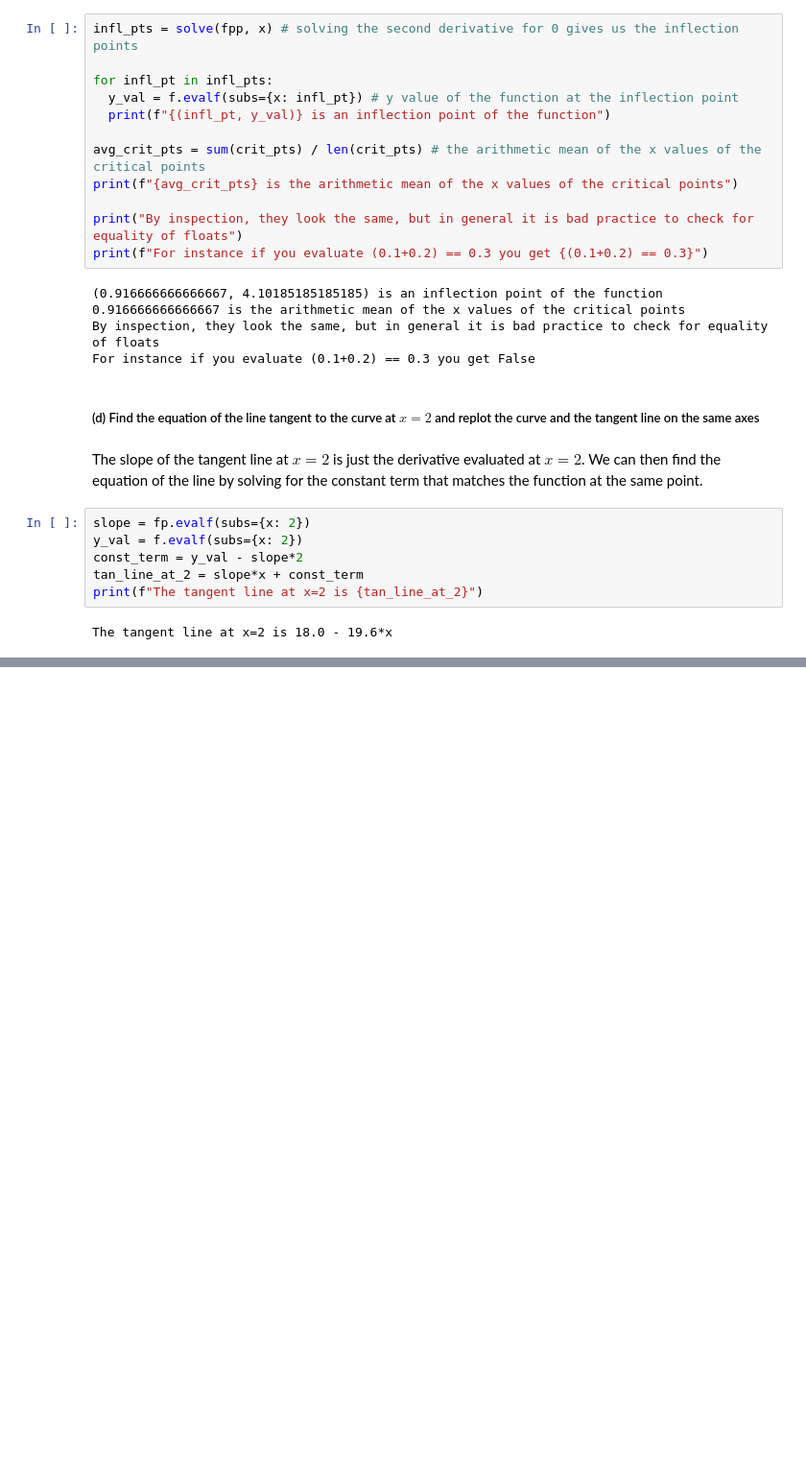
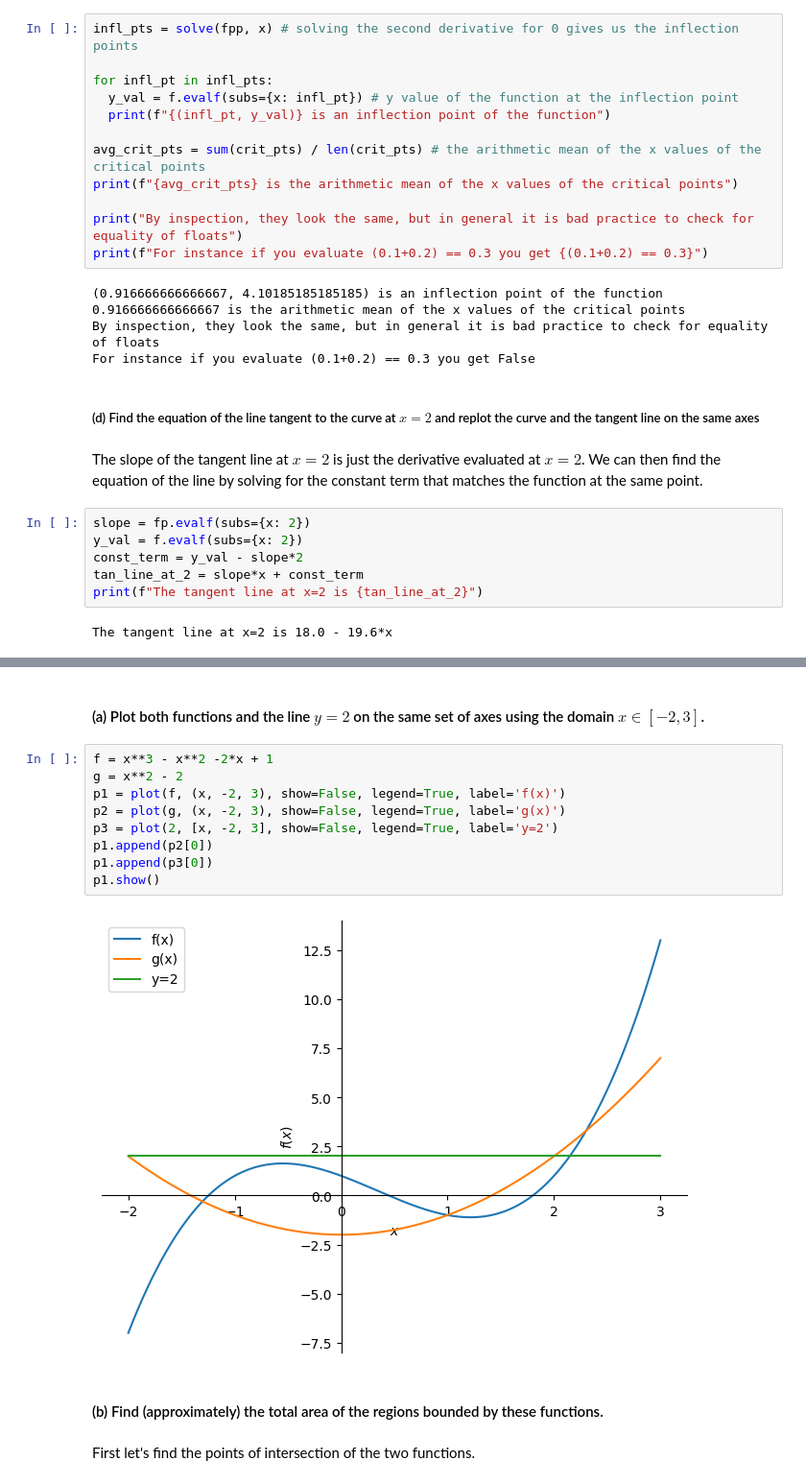
Before and after one commit to kumj2028/Math-696-Mathematical-Communication-and-Technology, a Jupyter notebook: python_project/python_project.ipynb, the cells around one changed output, grey strips where cells are left out. Shown at 96% size. Drawn from its saved outputs; the diff is of its cells as text; blank space fills up the shorter version.

```diff
--- a/python_project/python_project.ipynb
+++ b/python_project/python_project.ipynb
@@ -109,0 +113,17 @@ p1.show()
+# %% [markdown]
+#### (a) Plot both functions and the line $y=2$ on the same set of axes using the domain $x \in [-2, 3]$.
+# %%
+f = x**3 - x**2 -2*x + 1
+g = x**2 - 2
+p1 = plot(f, (x, -2, 3), show=False, legend=True, label='f(x)')
+p2 = plot(g, (x, -2, 3), show=False, legend=True, label='g(x)')
+p3 = plot(2, [x, -2, 3], show=False, legend=True, label='y=2')
+p1.append(p2[0])
+p1.append(p3[0])
+p1.show()
+# %% [output]
+[figure, added]
+# %% [markdown]
+#### (b) Find (approximately) the total area of the regions bounded by these functions.
+# %% [markdown]
+First let's find the points of intersection of the two functions.
```
Also changed, not shown: parts of 22 cells of this notebook.
